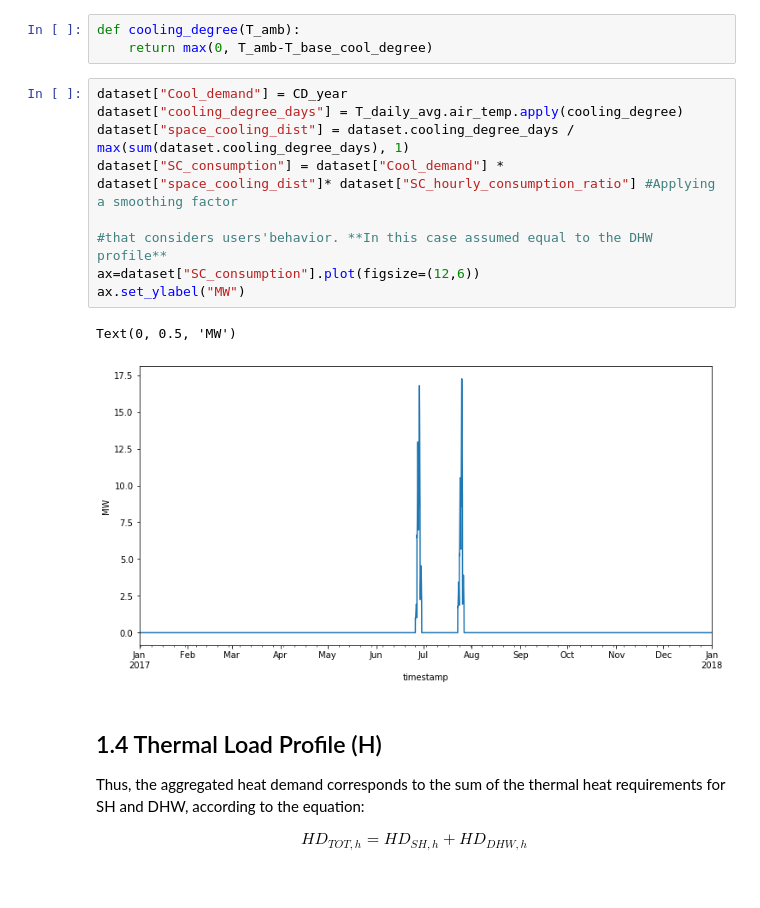
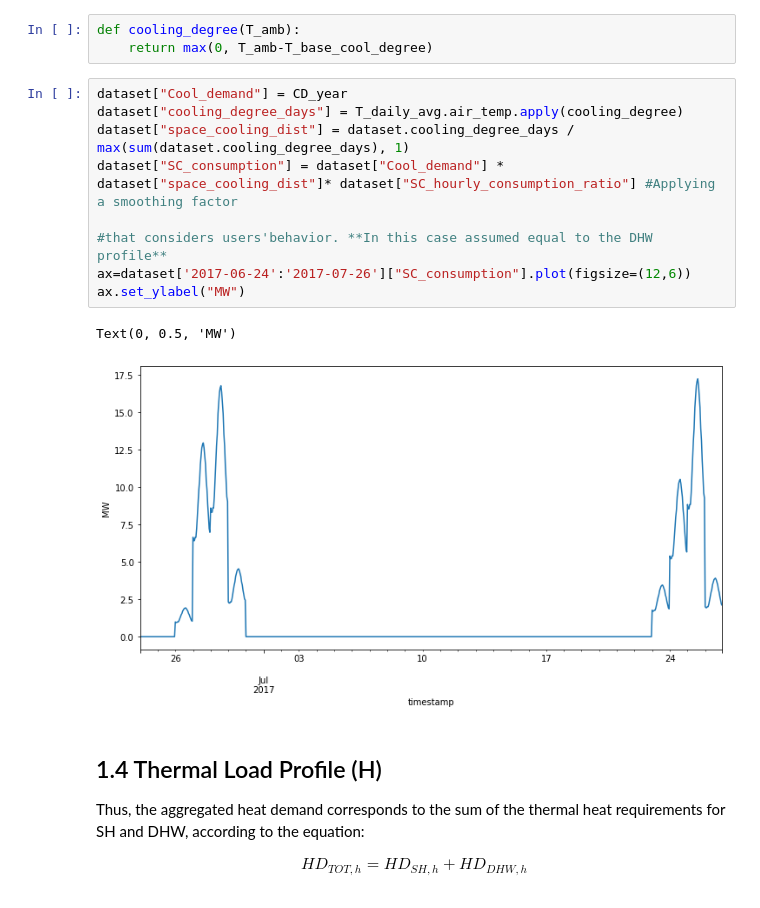
Before and after one commit to fernandobperezm/data-and-results-visualization, a Jupyter notebook: Data Processing.ipynb, the cells around one changed output. Cells and saved outputs as stored; diff of their text form.

```diff
--- a/Data Processing.ipynb
+++ b/Data Processing.ipynb
@@ -413,14 +407,14 @@ def cooling_degree(T_amb):
 # %%
 dataset["Cool_demand"] = CD_year
 dataset["cooling_degree_days"] = T_daily_avg.air_temp.apply(cooling_degree)
 dataset["space_cooling_dist"] = dataset.cooling_degree_days / max(sum(dataset.cooling_degree_days), 1)
 dataset["SC_consumption"] = dataset["Cool_demand"] * dataset["space_cooling_dist"]* dataset["SC_hourly_consumption_ratio"] #Applying a smoothing factor
                                                                                   #that considers users'behavior. **In this case assumed equal to the DHW profile**
-ax=dataset["SC_consumption"].plot(figsize=(12,6))
+ax=dataset['2017-06-24':'2017-07-26']["SC_consumption"].plot(figsize=(12,6))
 ax.set_ylabel("MW")
 # %% [output]
 Text(0, 0.5, 'MW')
-[figure, old version]
+[figure, new version]
 # %% [markdown]
 ## 1.4 Thermal Load Profile (H)
 
```
Also changed, not shown: parts of 6 cells of this notebook, 2 other files.
